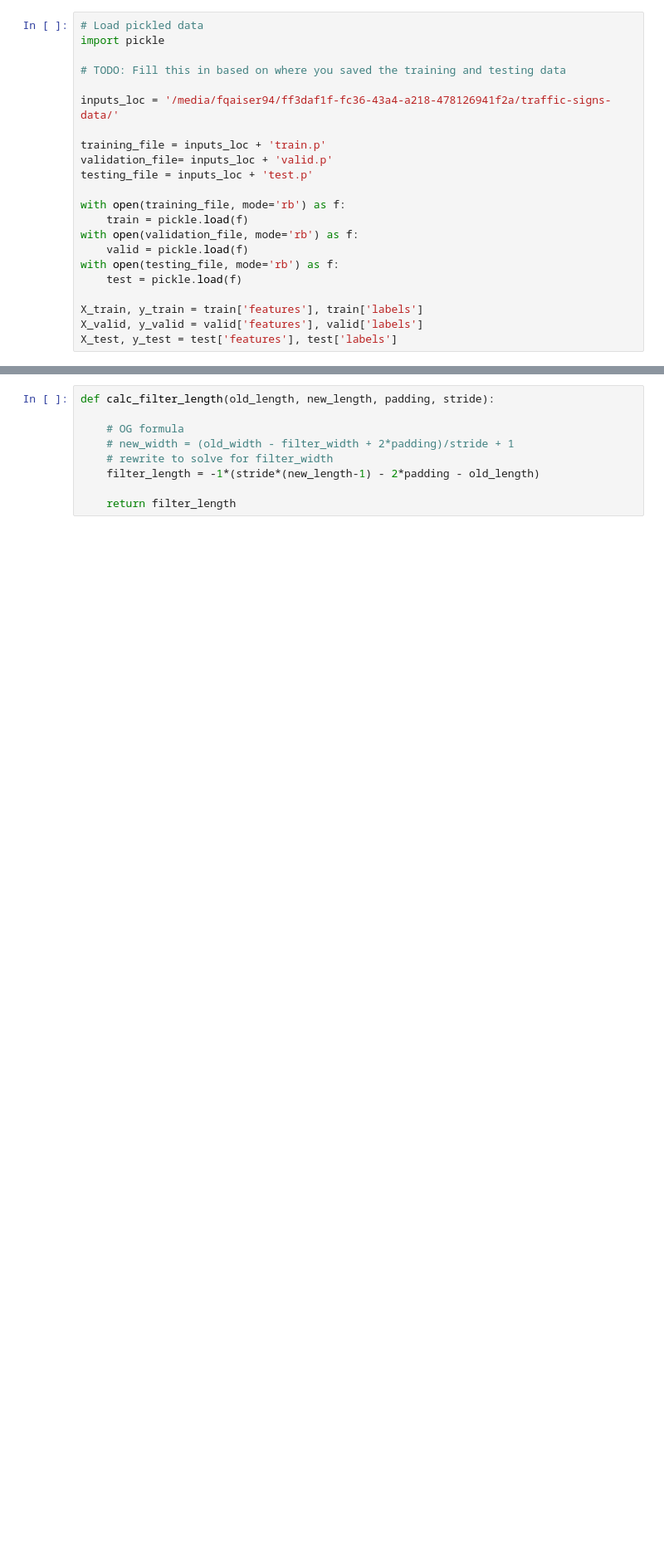
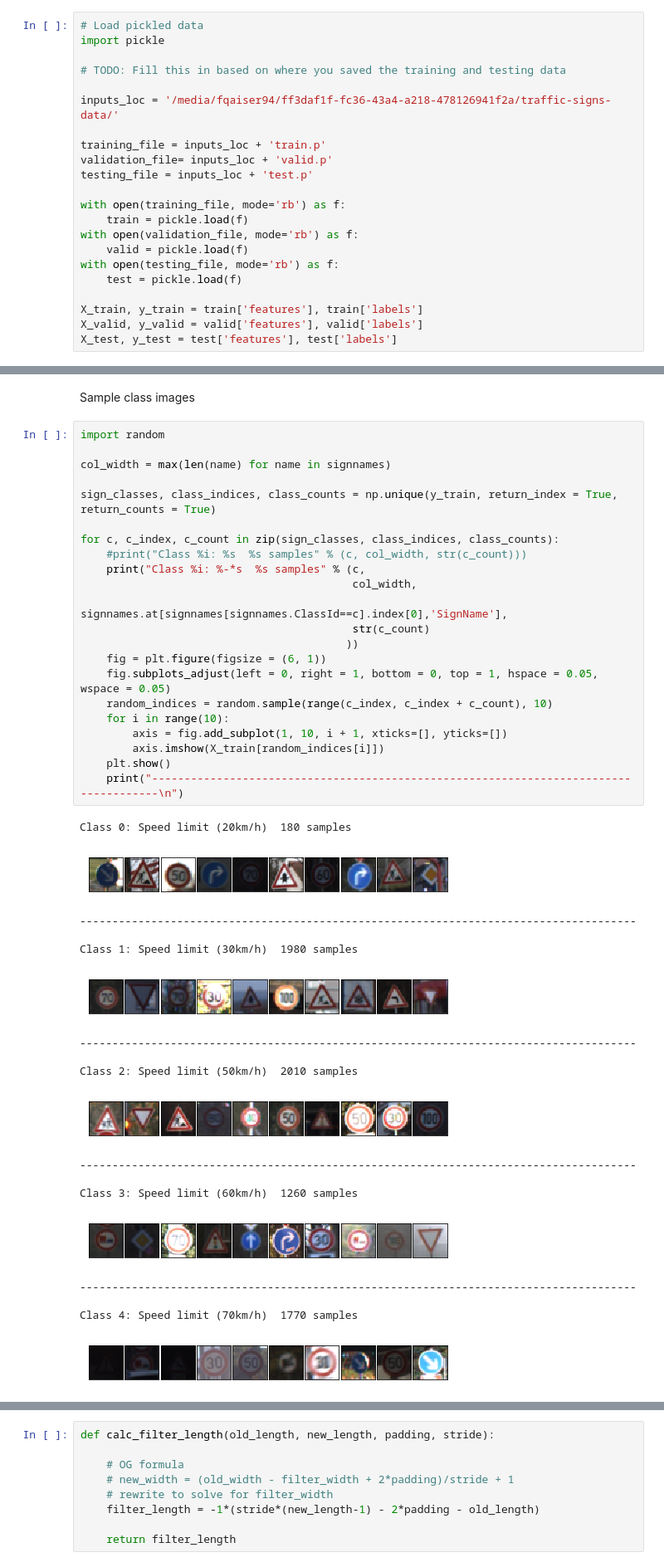
Before and after one commit to fqaiser94/CarND-Traffic-Sign-Classifier-Project, a Jupyter notebook: Traffic_Sign_Classifier-Just code.ipynb, the cells around one changed output, grey strips where cells are left out. Shown: that part at 83% size. Cells and saved outputs as stored; diff of their text form; blank space fills up the shorter version.

```diff
--- a/Traffic_Sign_Classifier-Just code.ipynb
+++ b/Traffic_Sign_Classifier-Just code.ipynb
@@ -38,0 +127,43 @@ X_test, y_test = test['features'], test['labels']
+# %% [markdown]
+Sample class images
+# %%
+import random
+
+col_width = max(len(name) for name in signnames)
+
+sign_classes, class_indices, class_counts = np.unique(y_train, return_index = True, return_counts = True)
+
+for c, c_index, c_count in zip(sign_classes, class_indices, class_counts):
+    #print("Class %i: %s  %s samples" % (c, col_width, str(c_count)))
+    print("Class %i: %-*s  %s samples" % (c,
+                                          col_width,
+                                          signnames.at[signnames[signnames.ClassId==c].index[0],'SignName'],
+                                          str(c_count)
+                                         ))
+    fig = plt.figure(figsize = (6, 1))
+    fig.subplots_adjust(left = 0, right = 1, bottom = 0, top = 1, hspace = 0.05, wspace = 0.05)
+    random_indices = random.sample(range(c_index, c_index + c_count), 10)
+    for i in range(10):
+        axis = fig.add_subplot(1, 10, i + 1, xticks=[], yticks=[])
+        axis.imshow(X_train[random_indices[i]])
+    plt.show()
+    print("--------------------------------------------------------------------------------------\n")
+# %% [output]
+Class 0: Speed limit (20km/h)  180 samples
+[figure, added]
+--------------------------------------------------------------------------------------
+
+Class 1: Speed limit (30km/h)  1980 samples
+[figure, added]
+--------------------------------------------------------------------------------------
+
+Class 2: Speed limit (50km/h)  2010 samples
+[figure, added]
+--------------------------------------------------------------------------------------
+
+Class 3: Speed limit (60km/h)  1260 samples
+[figure, added]
+--------------------------------------------------------------------------------------
+
+Class 4: Speed limit (70km/h)  1770 samples
+[figure, added]
```
Also changed, not shown: parts of 121 cells of this notebook.
